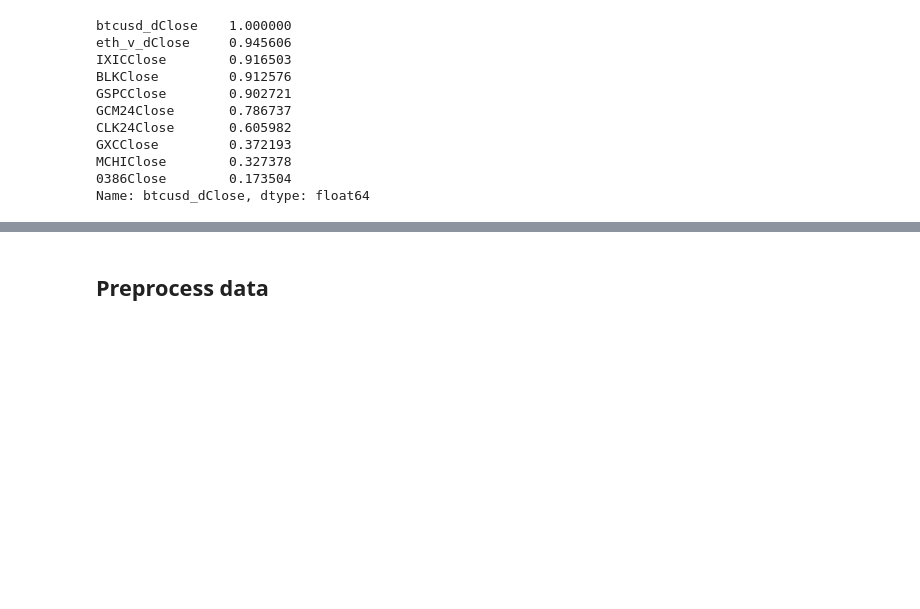
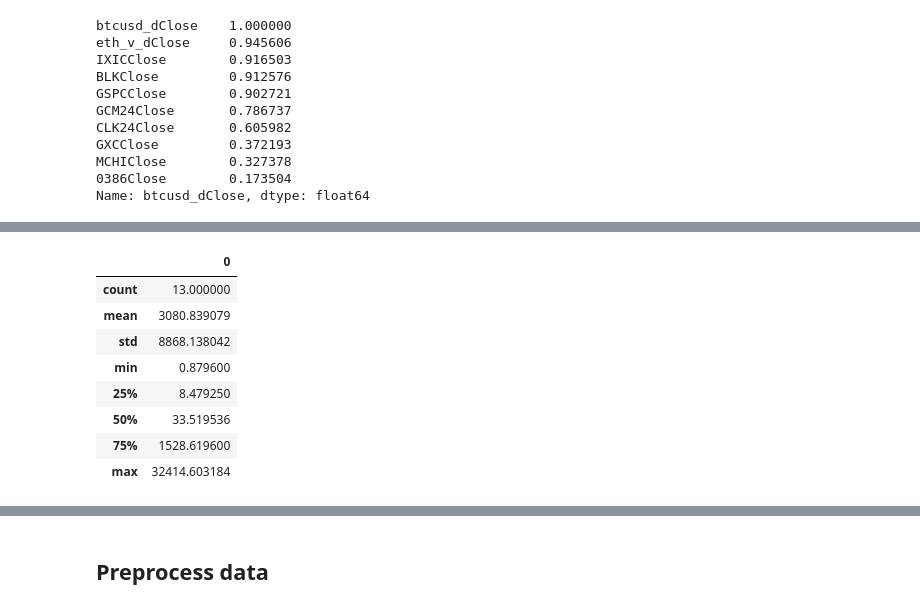
Before and after one commit to Maciej-GBS/SIML-UE, a Jupyter notebook: Projekt.ipynb, the cells around one changed output, grey strips where cells are left out. Drawn from its saved outputs; the diff is of its cells as text; code cells hidden in the pictures; blank space fills up the shorter version.

```diff
--- a/Projekt.ipynb
+++ b/Projekt.ipynb
@@ -46,0 +88,12 @@ Name: btcusd_dClose, dtype: float64
+# %%
+feature_relevance.describe()
+# %% [output]
+|  | 0 |
+| count | 13.000000 |
+| mean | 3080.839079 |
+| std | 8868.138042 |
+| min | 0.879600 |
+| 25% | 8.479250 |
+| 50% | 33.519536 |
+| 75% | 1528.619600 |
+| max | 32414.603184 |
```
Also changed, not shown: parts of 28 cells of this notebook, 2 other files.
